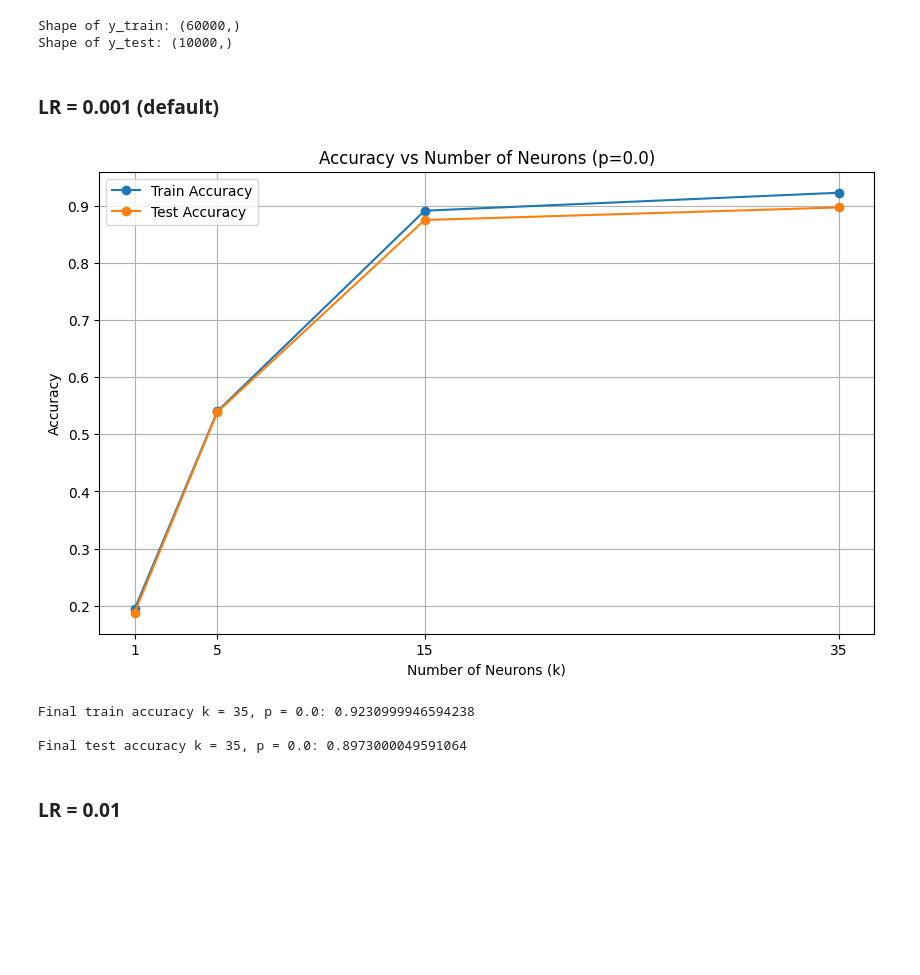
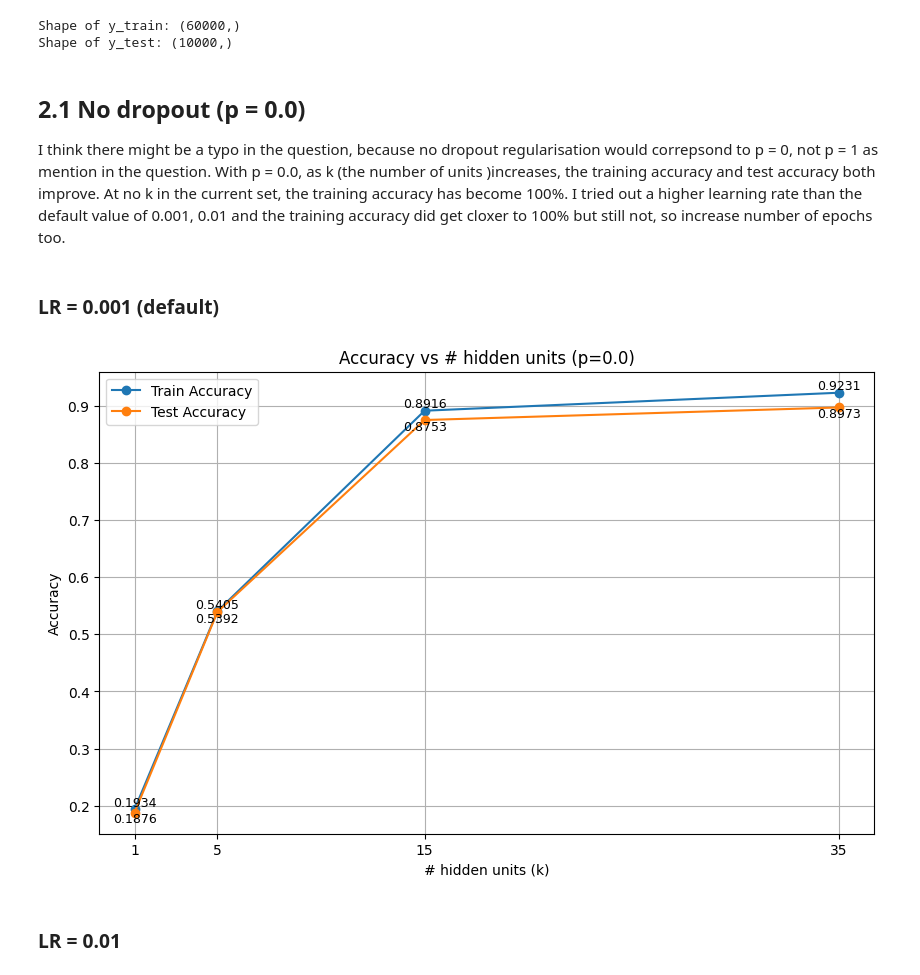
Before and after one commit to Vedant2100/w26, a Jupyter notebook: hw3.ipynb, the cells around one changed output. Cells and saved outputs as stored; diff of their text form; code cells hidden in the pictures; blank space fills up the shorter version.

```diff
--- a/hw3.ipynb
+++ b/hw3.ipynb
@@ -104,38 +104,41 @@ def train_model_k_p(X_train, y_train, X_test, y_test, p, k, epochs = 80, lr = 0.
             test_acc[(k, p, epoch)] = (test_outputs.argmax(dim=1) == torch.tensor(y_test, dtype=torch.long)).float().mean().item()
             model.train()
     return train_acc, test_acc, loss_hist
+# %% [markdown]
+## 2.1 No dropout (p = 0.0)
+ I think there might be a typo in the question, because no dropout regularisation would correpsond to p = 0, not p = 1 as mention in the question. With p = 0.0, as k (the number of units )increases, the training accuracy and test accuracy both improve. At no k in the current set, the training accuracy has become 100%. I tried out a higher learning rate than the default value of 0.001, 0.01 and the training accuracy did get cloxer to 100% but still not, so increase number of epochs too.
 # %% [markdown]
 ### LR = 0.001 (default)
 # %%
 torch.manual_seed(0)
 kvals = [1, 5, 15, 35]
 pvals = [0.0]
 lr = 0.001
 epochs = 80
 for p in pvals:
     overall_train_acc = {}
     overall_test_acc = {}
     for k in kvals:
          train_acc, test_acc, loss_hist =  train_model_k_p(X_train, y_train, X_test, y_test, p, k, epochs, lr)
          overall_train_acc.update(train_acc)
          overall_test_acc.update(test_acc)
     plt.figure(figsize=(10, 6))
     plt.xticks(kvals)
     plt.plot(kvals, [overall_train_acc[(k, p, epochs-1)] for k in kvals], marker='o', label='Train Accuracy')
     plt.plot(kvals, [overall_test_acc[(k, p, epochs-1)] for k in kvals], marker='o', label='Test Accuracy')
     plt.xlabel('# hidden units (k)')
     plt.ylabel('Accuracy')
     plt.title(f'Accuracy vs # hidden units (p={p})')
     plt.legend()
     plt.grid()
+    train_values = [overall_train_acc[(kv, p, epochs-1)] for kv in kvals]
+    test_values = [overall_test_acc[(kv, p, epochs-1)] for kv in kvals]
+    for i, kv in enumerate(kvals):
+        plt.text(kv, train_values[i], f'{train_values[i]:.4f}', ha='center', va='bottom', fontsize=9)
+        plt.text(kv, test_values[i], f'{test_values[i]:.4f}', ha='center', va='top', fontsize=9)
     plt.show()
-    print(f"\nFinal train accuracy k = {k}, p = {p}: {overall_train_acc[(k, p, epochs-1)]}")
-    print(f"\nFinal test accuracy k = {k}, p = {p}: {overall_test_acc[(k, p, epochs-1)]}")
 # %% [output]
-[figure, old version]
+[figure, new version]
-Final train accuracy k = 35, p = 0.0: 0.9230999946594238
-
-Final test accuracy k = 35, p = 0.0: 0.8973000049591064
 # %% [markdown]
 ### LR = 0.01
 # %%
```
Also changed, not shown: parts of 17 cells of this notebook.
